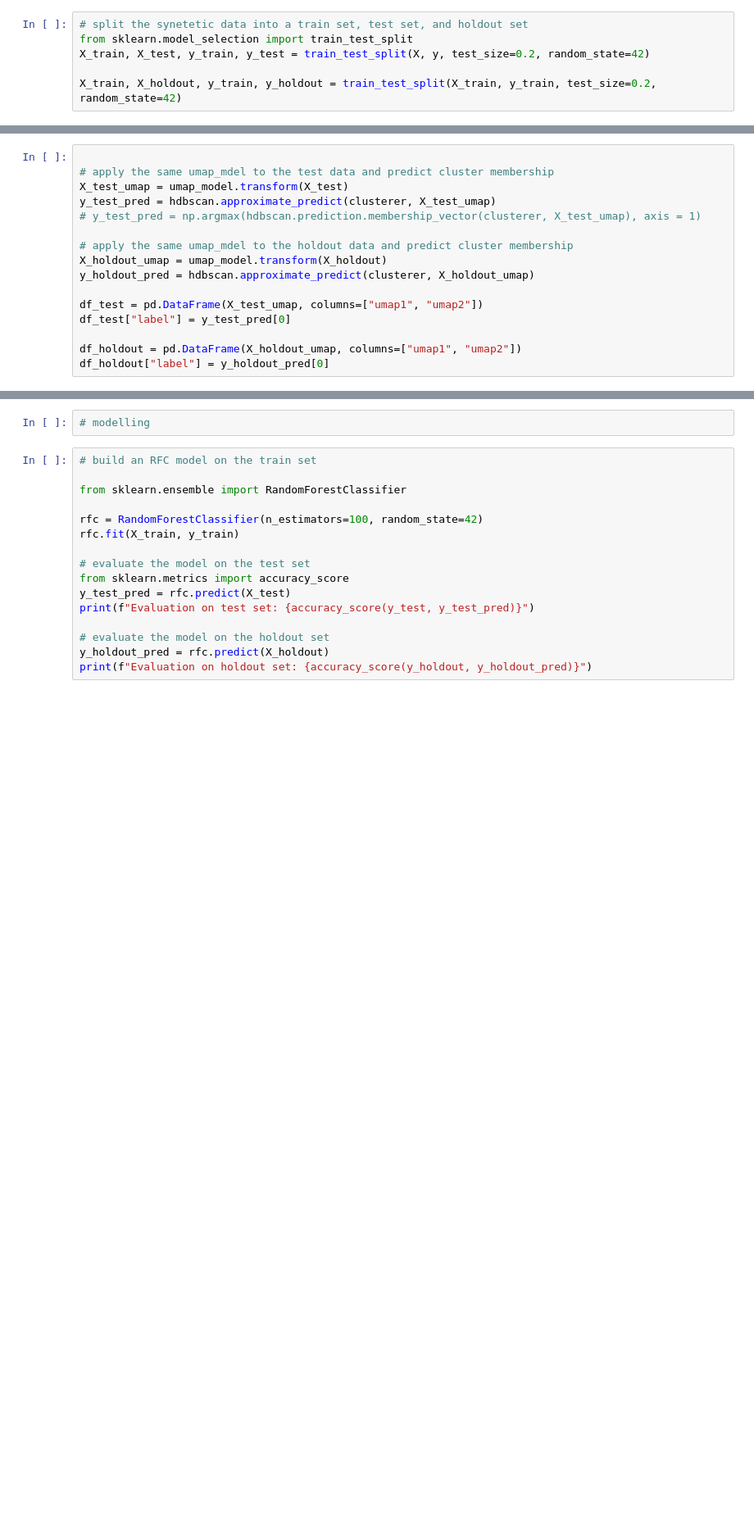
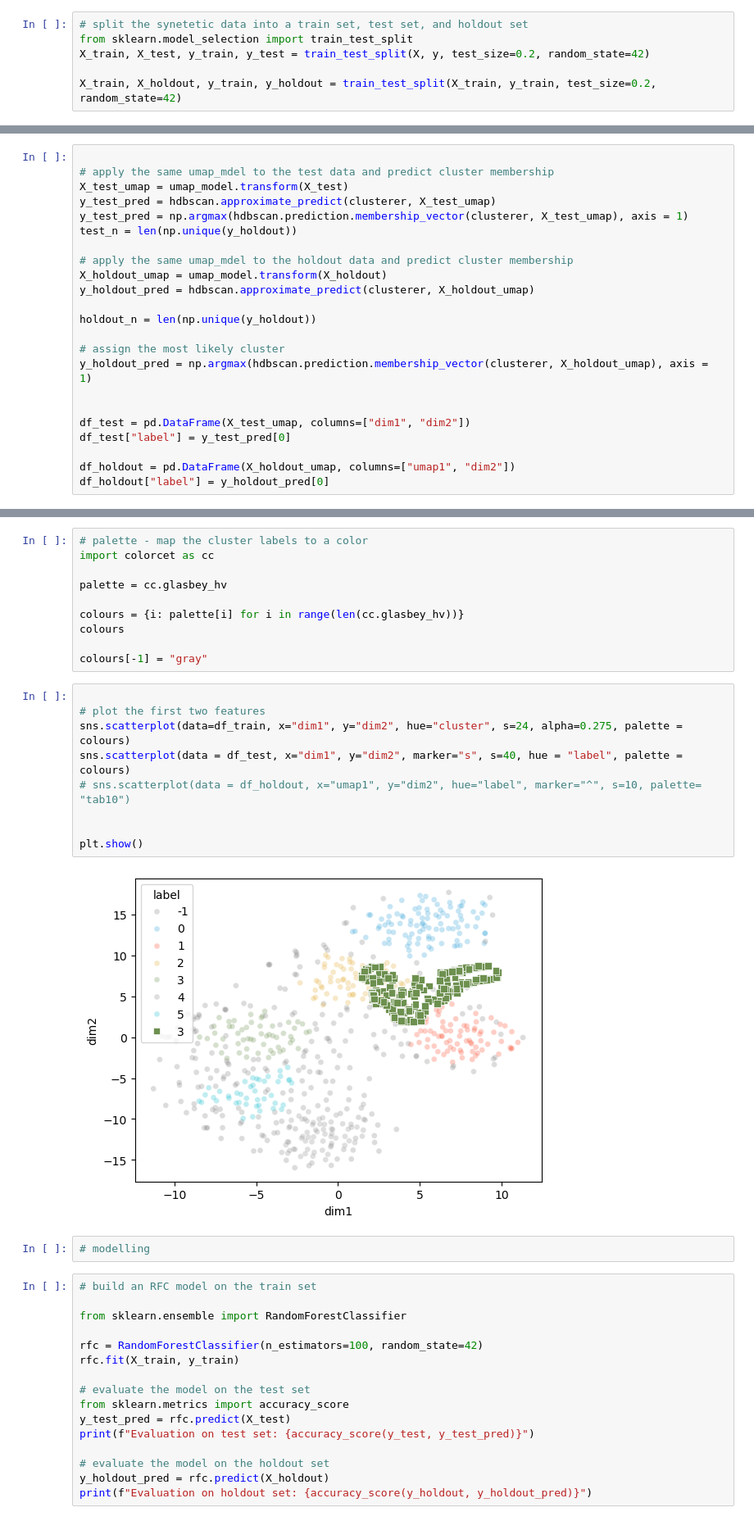
Before and after one commit to davidtweddell/lc_repo, a Jupyter notebook: 04-clustering-basic.ipynb, the cells around one changed output, grey strips where cells are left out. Shown at 82% size. Cells and saved outputs as stored; diff of their text form; blank space fills up the shorter version.

```diff
--- a/04-clustering-basic.ipynb
+++ b/04-clustering-basic.ipynb
@@ -93,14 +109,21 @@ HDBSCAN(min_cluster_size=15, min_samples=5, prediction_data=True)
 # apply the same umap_mdel to the test data and predict cluster membership
 X_test_umap = umap_model.transform(X_test)
 y_test_pred = hdbscan.approximate_predict(clusterer, X_test_umap)
-# y_test_pred = np.argmax(hdbscan.prediction.membership_vector(clusterer, X_test_umap), axis = 1)
+y_test_pred = np.argmax(hdbscan.prediction.membership_vector(clusterer, X_test_umap), axis = 1)
+test_n = len(np.unique(y_holdout))
 
 # apply the same umap_mdel to the holdout data and predict cluster membership
 X_holdout_umap = umap_model.transform(X_holdout)
 y_holdout_pred = hdbscan.approximate_predict(clusterer, X_holdout_umap)
 
-df_test = pd.DataFrame(X_test_umap, columns=["umap1", "umap2"])
+holdout_n = len(np.unique(y_holdout))
+
+# assign the most likely cluster
+y_holdout_pred = np.argmax(hdbscan.prediction.membership_vector(clusterer, X_holdout_umap), axis = 1)
+
+
+df_test = pd.DataFrame(X_test_umap, columns=["dim1", "dim2"])
 df_test["label"] = y_test_pred[0]
 
-df_holdout = pd.DataFrame(X_holdout_umap, columns=["umap1", "umap2"])
+df_holdout = pd.DataFrame(X_holdout_umap, columns=["umap1", "dim2"])
 df_holdout["label"] = y_holdout_pred[0]
@@ -122,3 +146,24 @@ KeyError: 'label'
+# %%
+# palette - map the cluster labels to a color
+import colorcet as cc
+
+palette = cc.glasbey_hv
+
+colours = {i: palette[i] for i in range(len(cc.glasbey_hv))}
+colours
+
+colours[-1] = "gray"
+# %%
+
+# plot the first two features
+sns.scatterplot(data=df_train, x="dim1", y="dim2", hue="cluster", s=24, alpha=0.275, palette = colours)
+sns.scatterplot(data = df_test, x="dim1", y="dim2", marker="s", s=40, hue = "label", palette = colours)
+# sns.scatterplot(data = df_holdout, x="umap1", y="dim2", hue="label", marker="^", s=10, palette=  "tab10")
+
+
+plt.show()
+# %% [output]
+[figure, added]
 # %%
 # modelling
 # %%
```
Also changed, not shown: parts of 13 cells of this notebook, 9 other files.
